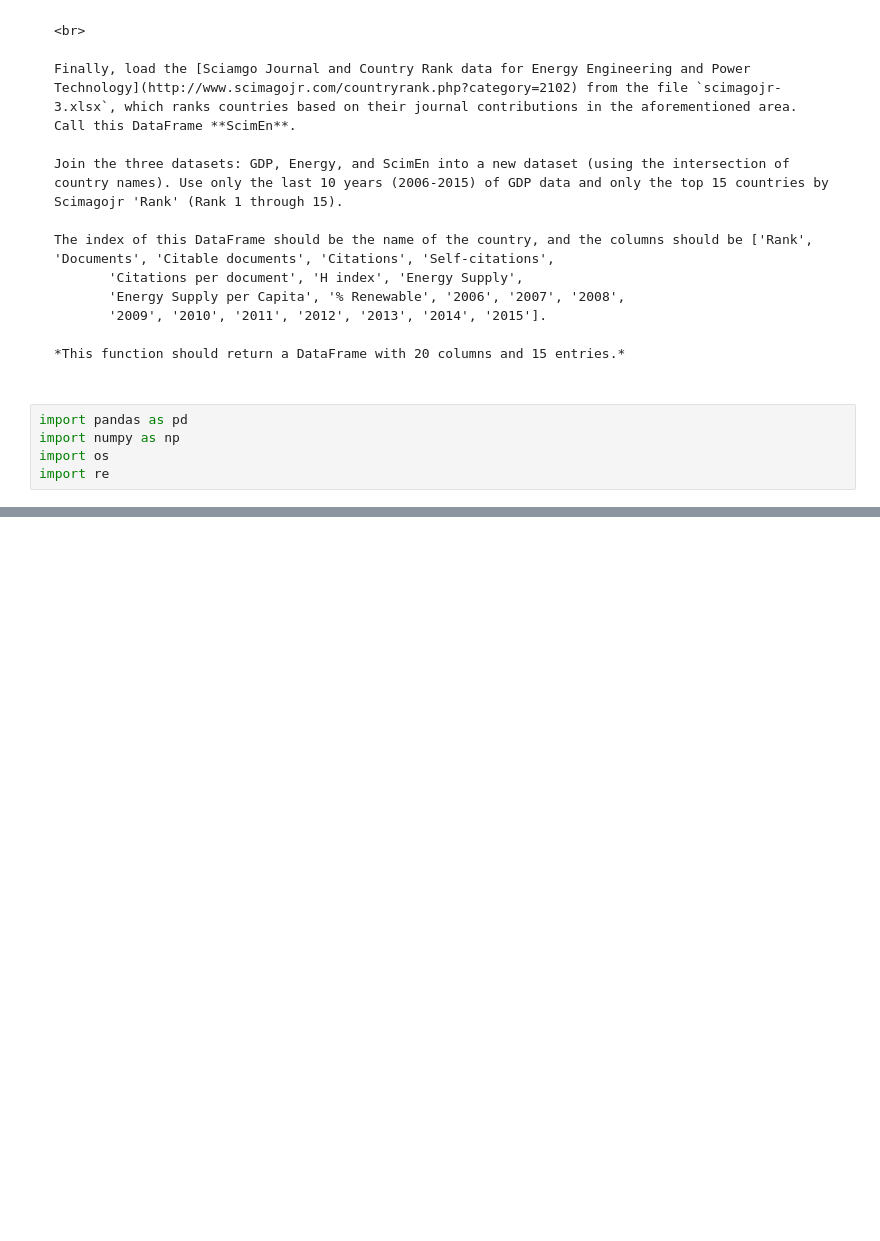
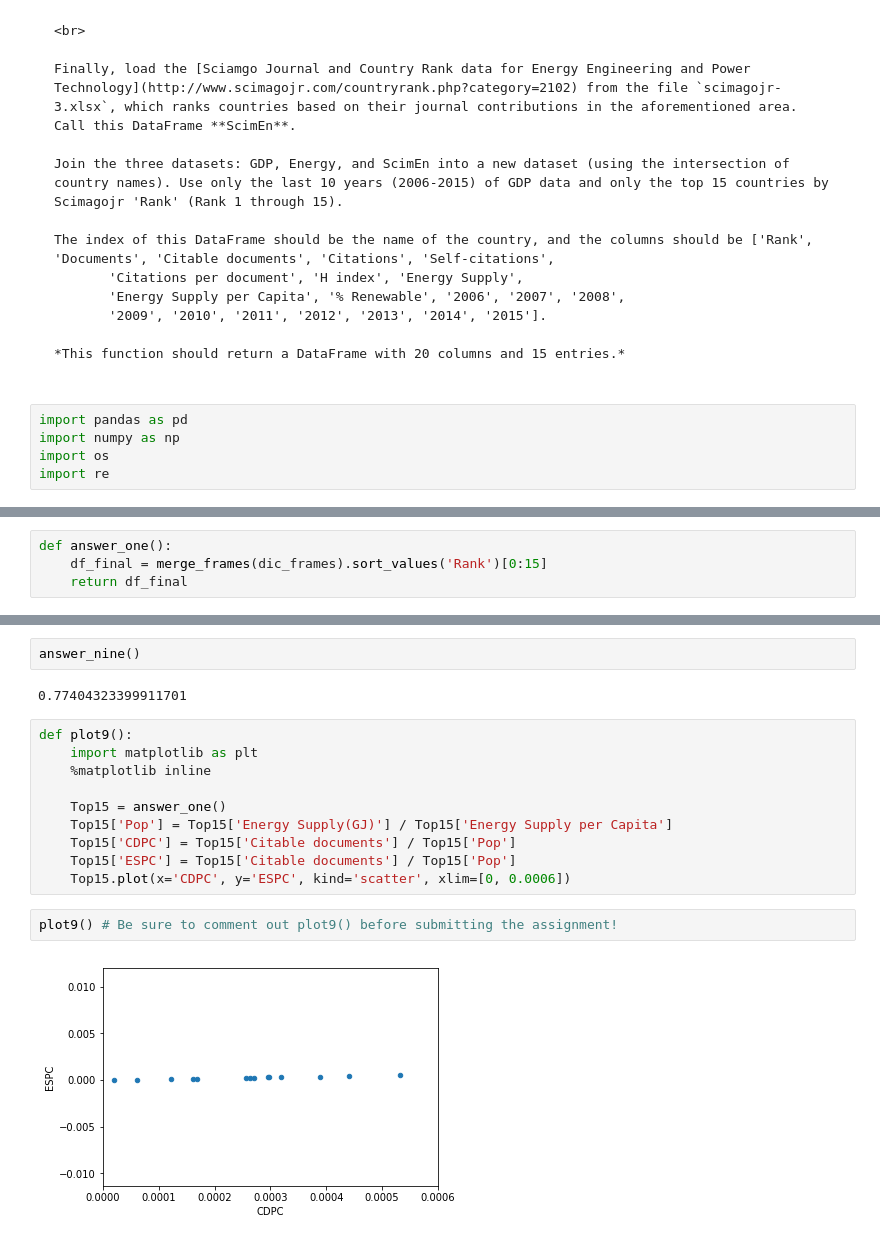
Before and after one commit to Sumad/DS, a Jupyter notebook: Python/UM Spcialization/DS_with_Python/Week 3/Asssignment/Assignment_3.ipynb, the cells around one changed output, grey strips where cells are left out. Saved outputs shown, nothing was run; the diff lists cells and outputs as text; blank space fills up the shorter version.

Commit message:
Pandas Assignment 3 complete

```diff
--- a/Python/UM Spcialization/DS_with_Python/Week 3/Asssignment/Assignment_3.ipynb
+++ b/Python/UM Spcialization/DS_with_Python/Week 3/Asssignment/Assignment_3.ipynb
@@ -218,0 +196,4 @@ open?
+# %%
+def answer_one():
+    df_final = merge_frames(dic_frames).sort_values('Rank')[0:15]
+    return df_final
@@ -218,0 +381,18 @@ open?
+# %%
+answer_nine()
+# %% [output]
+0.77404323399911701
+# %%
+def plot9():
+    import matplotlib as plt
+    %matplotlib inline
+
+    Top15 = answer_one()
+    Top15['Pop'] = Top15['Energy Supply(GJ)'] / Top15['Energy Supply per Capita']
+    Top15['CDPC'] = Top15['Citable documents'] / Top15['Pop']
+    Top15['ESPC'] = Top15['Citable documents'] / Top15['Pop']
+    Top15.plot(x='CDPC', y='ESPC', kind='scatter', xlim=[0, 0.0006])
+# %%
+plot9() # Be sure to comment out plot9() before submitting the assignment!
+# %% [output]
+[figure, added]
```
Also changed, not shown: parts of 78 cells of this notebook, 1 other file.
